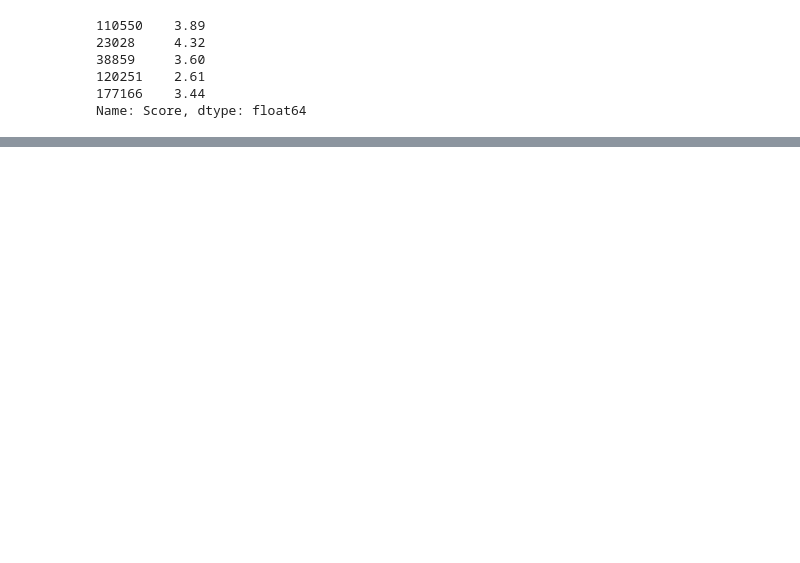
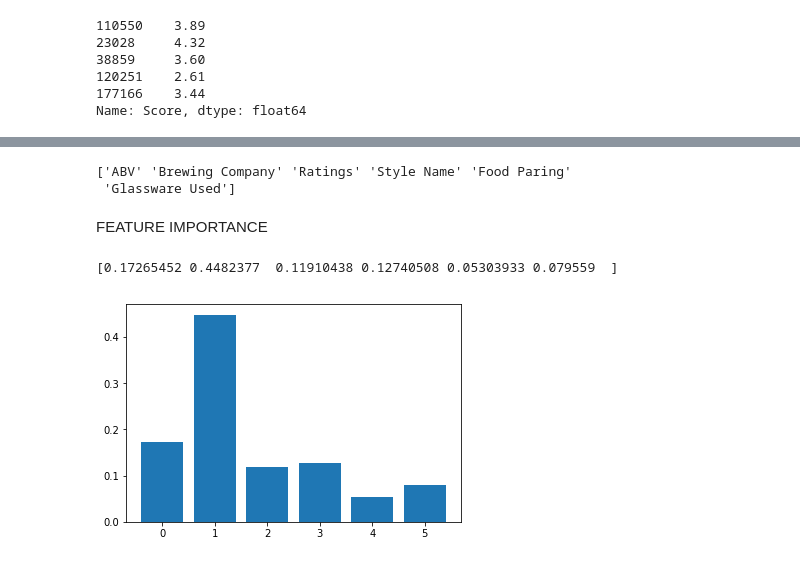
Before and after one commit to JayGhiya/Machine_Learning_Hackathons, a Jupyter notebook: beer_machine_hackathon/Beer_hackathon_mit_hyperparameter_tuning_framework.ipynb, the cells around one changed output, grey strips where cells are left out. Saved outputs shown, nothing was run; the diff lists cells and outputs as text; code cells hidden in the pictures; blank space fills up the shorter version.

```diff
--- a/beer_machine_hackathon/Latest_Beer_hackathon.ipynb
+++ b/beer_machine_hackathon/Beer_hackathon_mit_hyperparameter_tuning_framework.ipynb
@@ -251,6 +226,6 @@ Score                    0
 dtype: int64
 # %%
-final_df = pd.concat([train_Data,cellar_temp_dataframe],axis=1)
+final_df = pd.concat([train_Data,cellar_temp_dataframe,serving_temp_dataframe],axis=1)
 # %%
 print(final_df.isna().sum())
 # %% [output]
@@ -301,8 +285,10 @@ print(final_df[["Food Paring","Style Name","c_t1", "c_t2",
 8     3.174928    3.174928     1     0     0   6.200000      0.0
 9     3.067656    3.067656     0     1     0   5.500000      3.0
 # %%
-columns_to_train = ["ABV","Ratings","Style Name","Food Paring","c_t1", "c_t2",
- "c_t3"]
+#columns_to_train = ["ABV","Brewing Company","Ratings","Style Name","Food Paring","Glassware Used","c_t1", "c_t2",
+# "c_t3","s_t1","s_t2","s_t3"]
+columns_to_train = ["ABV","Brewing Company","Ratings","Style Name","Food Paring","Glassware Used"]
+
 X_train, X_validtn, y_train, y_validtn = train_test_split(final_df[columns_to_train], final_df["Score"], test_size=0.2,
                                                           random_state=1)
 # %%
@@ -330,9 +315,8 @@ Name: Score, dtype: float64
 # %%
-
-xg_model = XGBRegressor(n_estimators=319, learning_rate=0.021239072071744414, n_jobs=-1,
-                            max_depth=32, gamma=3, colsample_bytree=5.318135711773575e-05,
-                            min_child_weight=0.05e-08, reg_alpha=0.08177818529253764, subsample=params['subsample'],
-                            reg_lambda=1.738085684913476e-08
+xg_model = xgb(n_estimators=824, learning_rate=0.021239072071744414, n_jobs=-1,
+                            max_depth=9, gamma=0.75, colsample_bytree=1.0,
+                            min_child_weight=0.05e-08, reg_alpha=1.9798664109330988, subsample=0.5,
+                            reg_lambda=2.227046501581624,eta=0.2
                             )
 # %%
-xg_model.fit(X_train, y_train)
+xg_model.fit(X_train.values, y_train.values)
@@ -338,0 +339,15 @@ xg_model.fit(X_train, y_train)
+# %%
+print(X_train.columns.values)
+# %% [output]
+['ABV' 'Brewing Company' 'Ratings' 'Style Name' 'Food Paring'
+ 'Glassware Used']
+# %% [markdown]
+FEATURE IMPORTANCE
+# %%
+print(xg_model.feature_importances_)
+# plot
+plt.bar(range(len(xg_model.feature_importances_)), xg_model.feature_importances_)
+plt.show()
+# %% [output]
+[0.17265452 0.4482377  0.11910438 0.12740508 0.05303933 0.079559  ]
+[figure, added]
```
Also changed, not shown: parts of 39 cells of this notebook.
